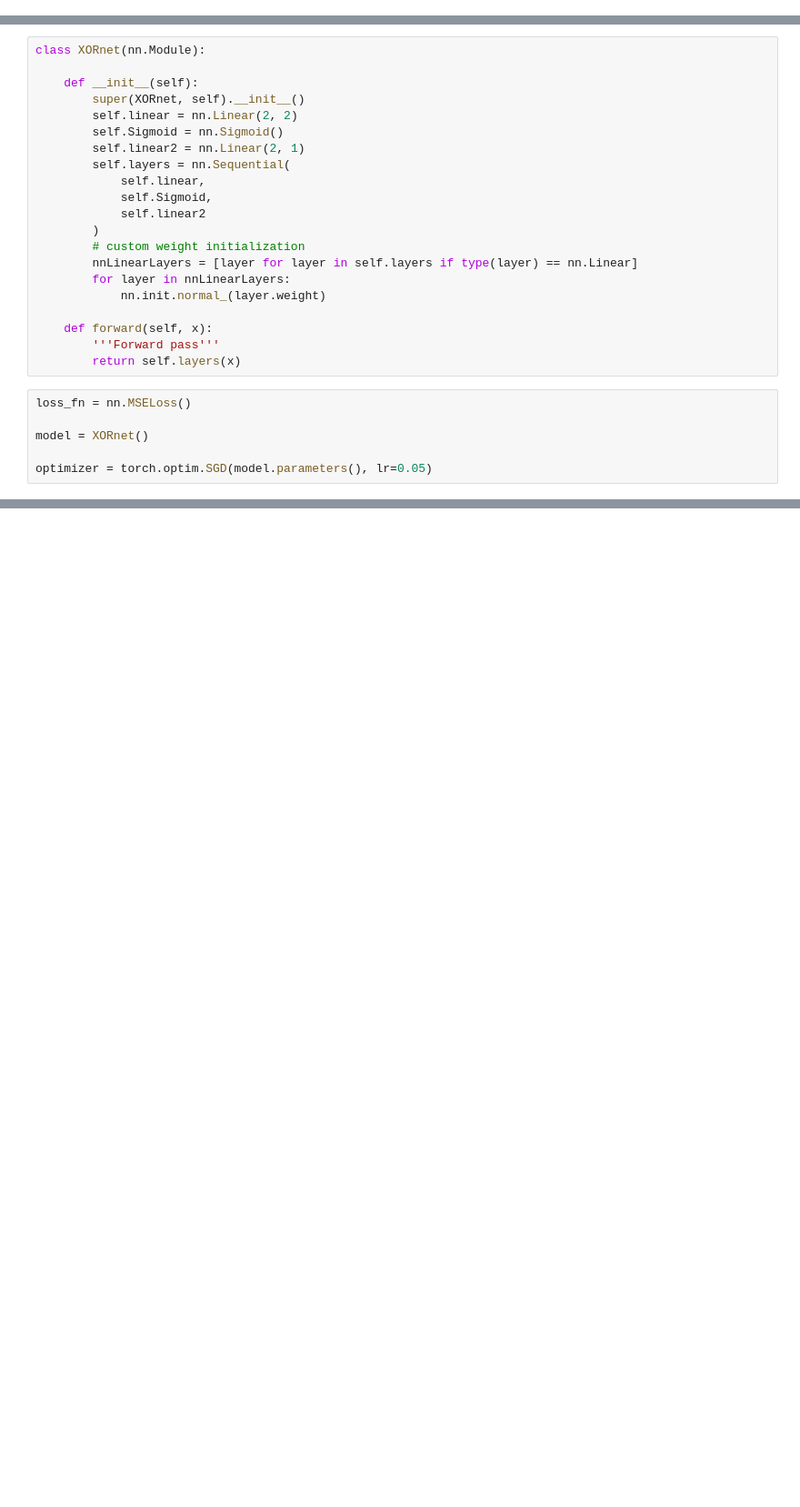
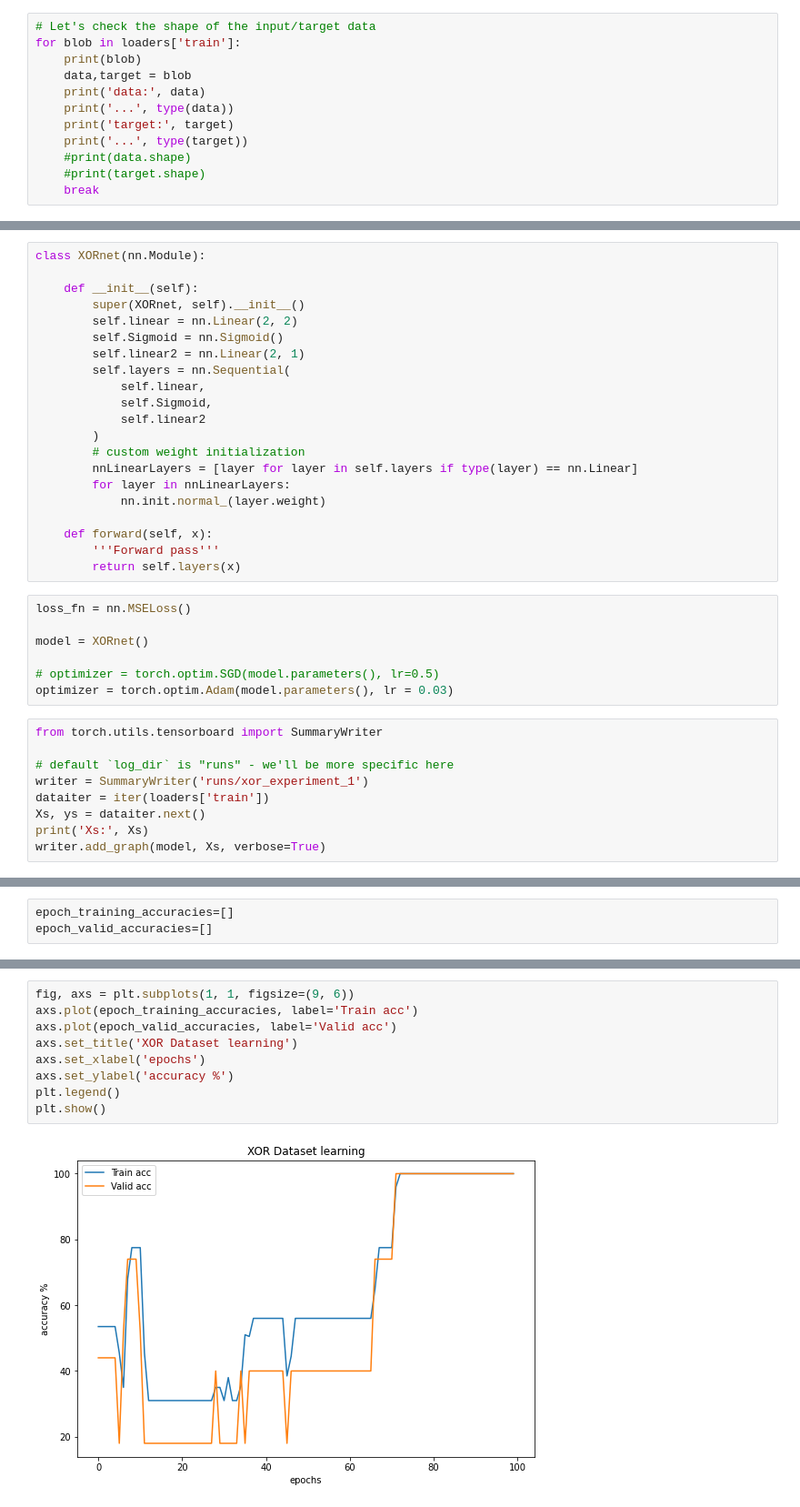
Before and after one commit to IsisChameleon/CSYS5030, a Jupyter notebook: Assignment2/xor2.ipynb, the cells around one changed output, grey strips where cells are left out. Shown at 91% size. Saved outputs shown, nothing was run; the diff lists cells and outputs as text; blank space fills up the shorter version.

Commit message:
add accuracy plots

```diff
--- a/Assignment2/xor2.ipynb
+++ b/Assignment2/xor2.ipynb
@@ -63,0 +100,12 @@ print(y[2])
+# %%
+# Let's check the shape of the input/target data
+for blob in loaders['train']:
+    print(blob)
+    data,target = blob
+    print('data:', data)
+    print('...', type(data))
+    print('target:', target)
+    print('...', type(target))
+    #print(data.shape)
+    #print(target.shape)
+    break
@@ -87,4 +143,14 @@ loss_fn = nn.MSELoss()
 
 model = XORnet()
 
-optimizer = torch.optim.SGD(model.parameters(), lr=0.05)
+# optimizer = torch.optim.SGD(model.parameters(), lr=0.5)
+optimizer = torch.optim.Adam(model.parameters(), lr = 0.03)
+# %%
+from torch.utils.tensorboard import SummaryWriter
+
+# default `log_dir` is "runs" - we'll be more specific here
+writer = SummaryWriter('runs/xor_experiment_1')
+dataiter = iter(loaders['train'])
+Xs, ys = dataiter.next()
+print('Xs:', Xs)
+writer.add_graph(model, Xs, verbose=True)
@@ -91 +175,4 @@ optimizer = torch.optim.SGD(model.parameters(), lr=0.05)
+# %%
+epoch_training_accuracies=[]
+epoch_valid_accuracies=[]
 # %%
@@ -124,0 +279,11 @@ for epoch in range(1, epochs+1): ## run the model for 11 epochs
+# %%
+fig, axs = plt.subplots(1, 1, figsize=(9, 6))
+axs.plot(epoch_training_accuracies, label='Train acc')
+axs.plot(epoch_valid_accuracies, label='Valid acc')
+axs.set_title('XOR Dataset learning')
+axs.set_xlabel('epochs')
+axs.set_ylabel('accuracy %')
+plt.legend()
+plt.show()
+# %% [output]
+[figure, added]
```
Also changed, not shown: parts of 11 cells of this notebook, 3 other files.
